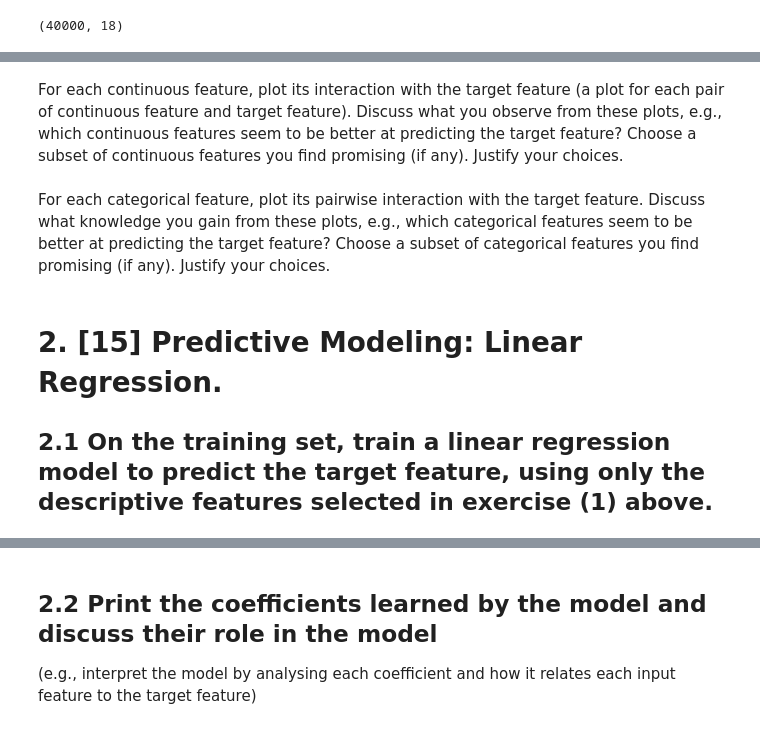
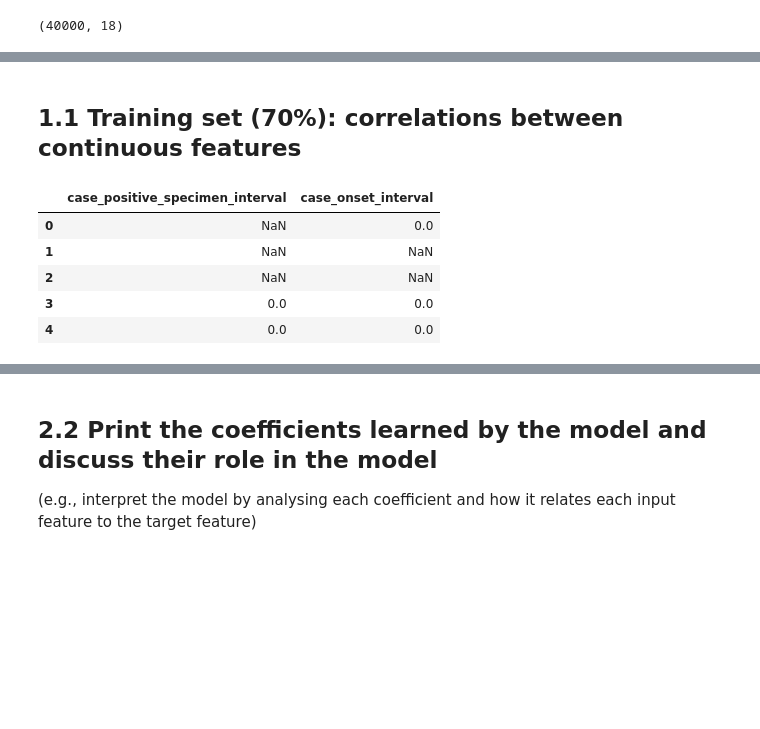
Before and after one commit to minhlynguyen/ucd-da-covid-death-prediction, a Jupyter notebook: MinhLy_Nguyen_22201371_Anil_Vercruysse_22202474_COMP47350_Homework2.ipynb, the cells around one changed output, grey strips where cells are left out. Saved outputs shown, nothing was run; the diff lists cells and outputs as text; code cells hidden in the pictures; blank space fills up the shorter version.

```diff
--- a/MinhLy_Nguyen_22201371_Anil_Vercruysse_22202474_COMP47350_Homework2.ipynb
+++ b/MinhLy_Nguyen_22201371_Anil_Vercruysse_22202474_COMP47350_Homework2.ipynb
@@ -64,11 +58,15 @@ Plot the correlations between all the continuous features (if any). Discuss what
-# %% [markdown]
-For each continuous feature, plot its interaction with the target feature (a plot for each pair of   continuous feature and target feature). Discuss what you observe from these plots, e.g., which continuous features seem to be better at predicting the target feature? Choose a subset of continuous features you find promising (if any). Justify your choices.
-# %% [markdown]
-For each categorical feature, plot its pairwise interaction with the target feature. Discuss what  knowledge you gain from these plots, e.g., which categorical features seem to be better at predicting the target feature? Choose a subset of categorical features you find promising (if any). Justify your choices.
-# %% [markdown]
-# 2. [15] Predictive Modeling: Linear Regression.
-
-## 2.1 On the training set, train a linear regression model to predict the target feature, using only the  descriptive features selected in exercise (1) above.
 # %%
 #Split the dataset into training and testing sets:
 train_df, test_df = train_test_split(df, test_size=0.3, random_state=42)
+# %% [markdown]
+## 1.1 Training set (70%): correlations between continuous features
+# %%
+continuous_features = train_df.select_dtypes(['float']).columns
+df[continuous_features].head()
+# %% [output]
+|  | case_positive_specimen_interval | case_onset_interval |
+| 0 | NaN | 0.0 |
+| 1 | NaN | NaN |
+| 2 | NaN | NaN |
+| 3 | 0.0 | 0.0 |
+| 4 | 0.0 | 0.0 |
```
Also changed, not shown: parts of 7 cells of this notebook.
